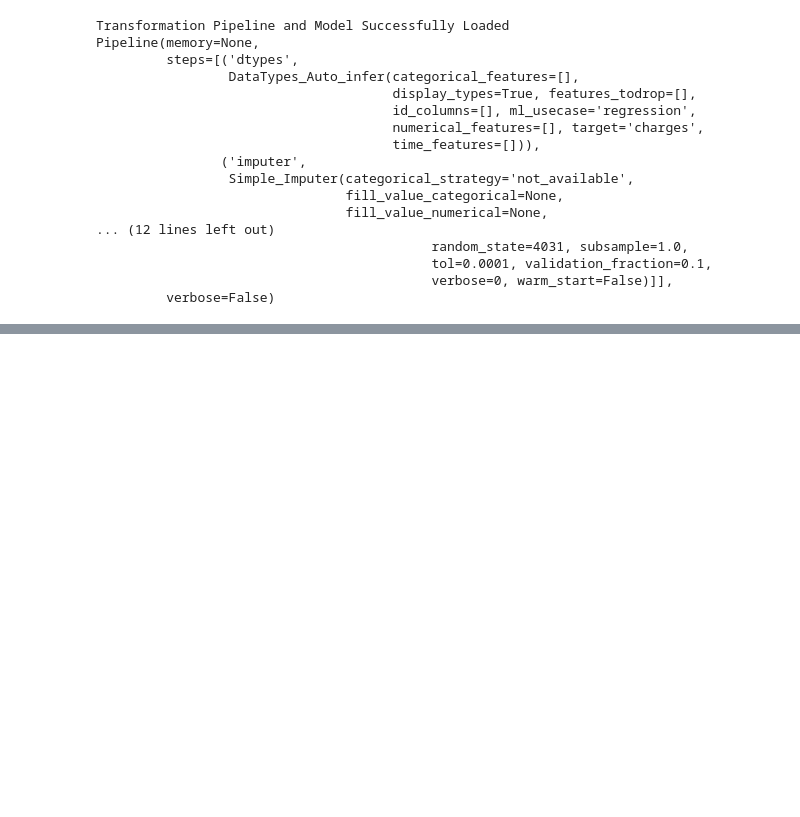
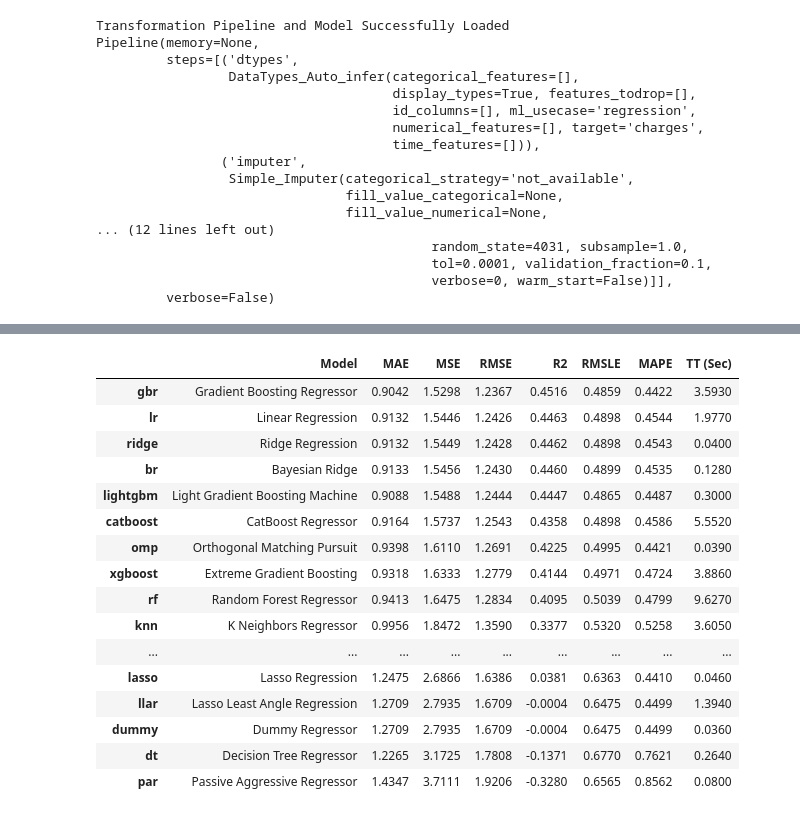
Before and after one commit to leech2193/weather_hospital_sowhat, a Jupyter notebook: 20220722_pycaret_studying_eseul.ipynb, the cells around one changed output, grey strips where cells are left out. Saved outputs shown, nothing was run; the diff lists cells and outputs as text; code cells hidden in the pictures; blank space fills up the shorter version.

```diff
--- a/20220722_pycaret_studying_eseul.ipynb
+++ b/20220722_pycaret_studying_eseul.ipynb
@@ -436,0 +757,20 @@ Pipeline(memory=None,
+# %%
+best_model_5 = compare_models(sort='RMSE', n_select = 5)
+# %% [output]
+|  | Model | MAE | MSE | RMSE | R2 | RMSLE | MAPE | TT (Sec) |
+| gbr | Gradient Boosting Regressor | 0.9042 | 1.5298 | 1.2367 | 0.4516 | 0.4859 | 0.4422 | 3.5930 |
+| lr | Linear Regression | 0.9132 | 1.5446 | 1.2426 | 0.4463 | 0.4898 | 0.4544 | 1.9770 |
+| ridge | Ridge Regression | 0.9132 | 1.5449 | 1.2428 | 0.4462 | 0.4898 | 0.4543 | 0.0400 |
+| br | Bayesian Ridge | 0.9133 | 1.5456 | 1.2430 | 0.4460 | 0.4899 | 0.4535 | 0.1280 |
+| lightgbm | Light Gradient Boosting Machine | 0.9088 | 1.5488 | 1.2444 | 0.4447 | 0.4865 | 0.4487 | 0.3000 |
+| catboost | CatBoost Regressor | 0.9164 | 1.5737 | 1.2543 | 0.4358 | 0.4898 | 0.4586 | 5.5520 |
+| omp | Orthogonal Matching Pursuit | 0.9398 | 1.6110 | 1.2691 | 0.4225 | 0.4995 | 0.4421 | 0.0390 |
+| xgboost | Extreme Gradient Boosting | 0.9318 | 1.6333 | 1.2779 | 0.4144 | 0.4971 | 0.4724 | 3.8860 |
+| rf | Random Forest Regressor | 0.9413 | 1.6475 | 1.2834 | 0.4095 | 0.5039 | 0.4799 | 9.6270 |
+| knn | K Neighbors Regressor | 0.9956 | 1.8472 | 1.3590 | 0.3377 | 0.5320 | 0.5258 | 3.6050 |
+| ... | ... | ... | ... | ... | ... | ... | ... | ... |
+| lasso | Lasso Regression | 1.2475 | 2.6866 | 1.6386 | 0.0381 | 0.6363 | 0.4410 | 0.0460 |
+| llar | Lasso Least Angle Regression | 1.2709 | 2.7935 | 1.6709 | -0.0004 | 0.6475 | 0.4499 | 1.3940 |
+| dummy | Dummy Regressor | 1.2709 | 2.7935 | 1.6709 | -0.0004 | 0.6475 | 0.4499 | 0.0360 |
+| dt | Decision Tree Regressor | 1.2265 | 3.1725 | 1.7808 | -0.1371 | 0.6770 | 0.7621 | 0.2640 |
+| par | Passive Aggressive Regressor | 1.4347 | 3.7111 | 1.9206 | -0.3280 | 0.6565 | 0.8562 | 0.0800 |
```
Also changed, not shown: parts of 24 cells of this notebook, 1 other file.
